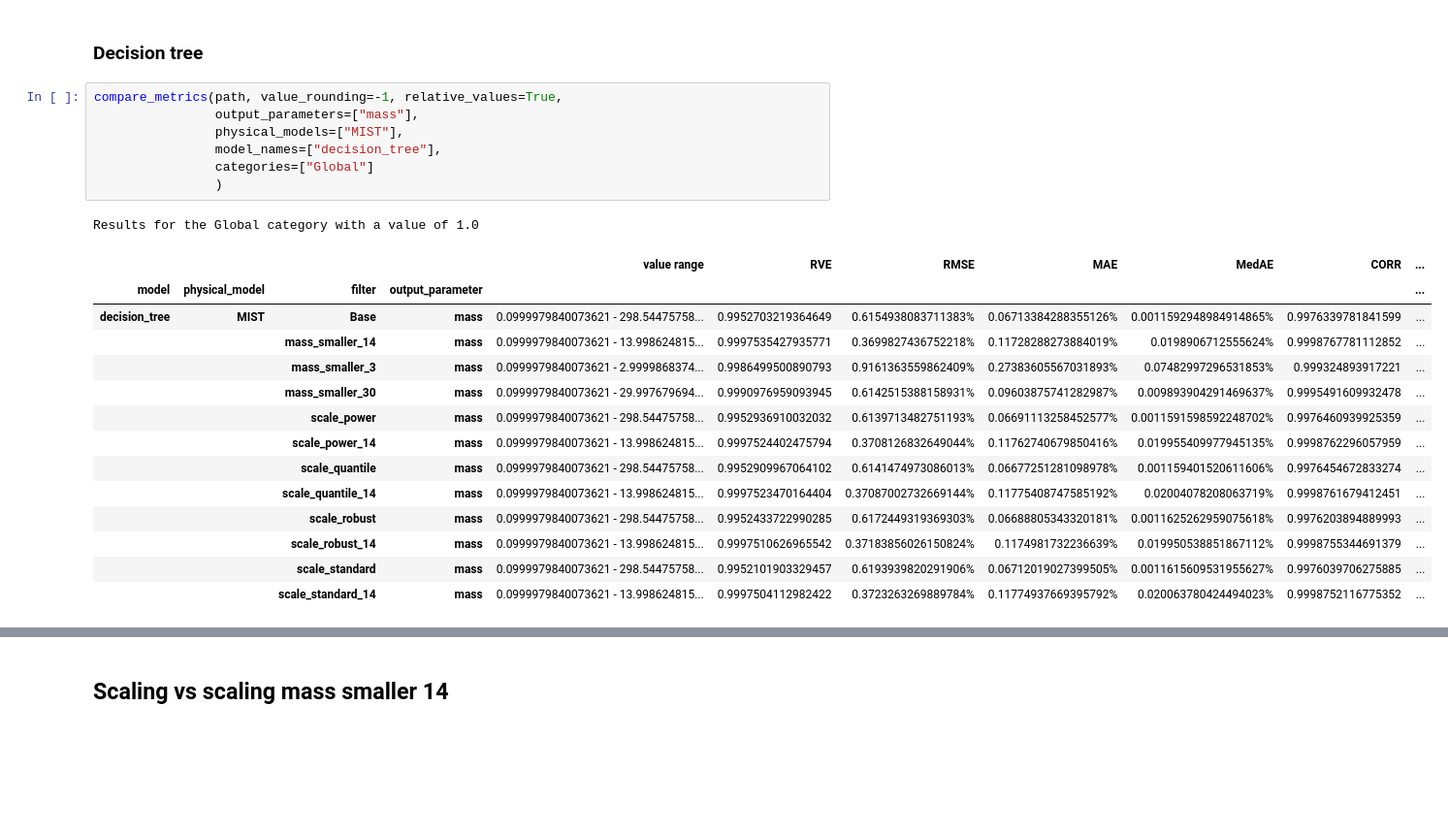
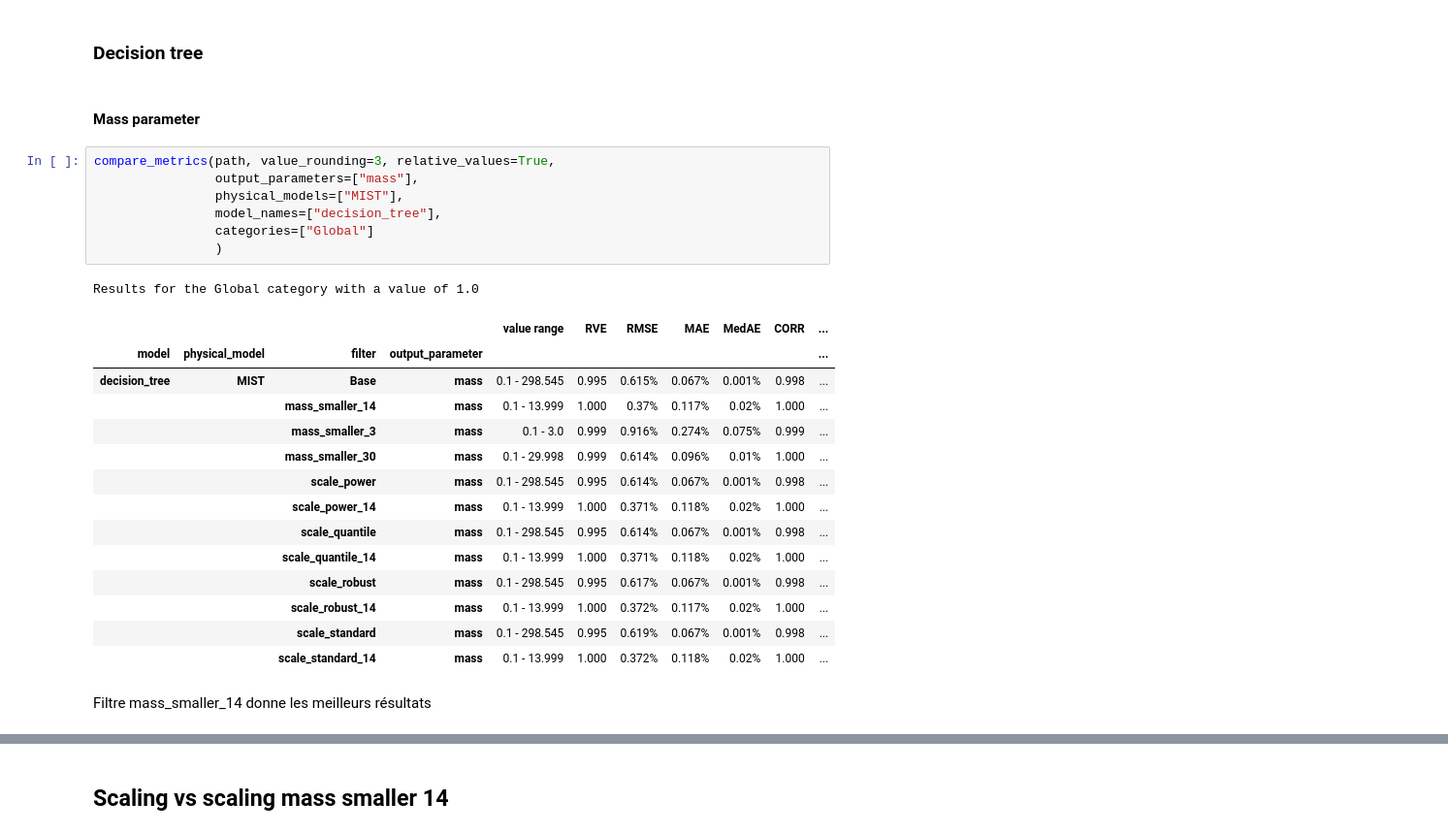
Before and after one commit to anpirott/thesis, a Jupyter notebook: notebooks/ML/method_ML/Model_A_partial/default_models/MIST/compare_model_results.ipynb, the cells around one changed output, grey strips where cells are left out. Shown at 97% size. Cells and saved outputs as stored; diff of their text form; blank space fills up the shorter version.

```diff
--- a/notebooks/ML/method_ML/Model_A_partial/default_models/MIST/compare_model_results.ipynb
+++ b/notebooks/ML/method_ML/Model_A_partial/default_models/MIST/compare_model_results.ipynb
@@ -187,25 +224,29 @@ Aucun modèle n'est vraiment très performant. mass_smaller_14 est choisi => MAX
 # %% [markdown]
 ### Decision tree
+# %% [markdown]
+#### Mass parameter
 # %%
-compare_metrics(path, value_rounding=-1, relative_values=True,
+compare_metrics(path, value_rounding=3, relative_values=True,
                 output_parameters=["mass"],
                 physical_models=["MIST"],
                 model_names=["decision_tree"],
                 categories=["Global"]
                 )
 # %% [output]
 Results for the Global category with a value of 1.0
 |  |  |  |  | value range | RVE | RMSE | MAE | MedAE | CORR | ... |
 | model | physical_model | filter | output_parameter |  |  |  |  |  |  | ... |
-| decision_tree | MIST | Base | mass | 0.0999979840073621 - 298.54475758... | 0.9952703219364649 | 0.6154938083711383% | 0.06713384288355126% | 0.0011592948984914865% | 0.9976339781841599 | ... |
-|  |  | mass_smaller_14 | mass | 0.0999979840073621 - 13.998624815... | 0.9997535427935771 | 0.3699827436752218% | 0.11728288273884019% | 0.0198906712555624% | 0.9998767781112852 | ... |
-|  |  | mass_smaller_3 | mass | 0.0999979840073621 - 2.9999868374... | 0.9986499500890793 | 0.9161363559862409% | 0.27383605567031893% | 0.07482997296531853% | 0.999324893917221 | ... |
-|  |  | mass_smaller_30 | mass | 0.0999979840073621 - 29.997679694... | 0.9990976959093945 | 0.6142515388158931% | 0.09603875741282987% | 0.009893904291469637% | 0.9995491609932478 | ... |
-|  |  | scale_power | mass | 0.0999979840073621 - 298.54475758... | 0.9952936910032032 | 0.6139713482751193% | 0.06691113258452577% | 0.0011591598592248702% | 0.9976460939925359 | ... |
-|  |  | scale_power_14 | mass | 0.0999979840073621 - 13.998624815... | 0.9997524402475794 | 0.3708126832649044% | 0.11762740679850416% | 0.019955409977945135% | 0.9998762296057959 | ... |
-|  |  | scale_quantile | mass | 0.0999979840073621 - 298.54475758... | 0.9952909967064102 | 0.6141474973086013% | 0.06677251281098978% | 0.001159401520611606% | 0.9976454672833274 | ... |
-|  |  | scale_quantile_14 | mass | 0.0999979840073621 - 13.998624815... | 0.9997523470164404 | 0.37087002732669144% | 0.11775408747585192% | 0.02004078208063719% | 0.9998761679412451 | ... |
-|  |  | scale_robust | mass | 0.0999979840073621 - 298.54475758... | 0.9952433722990285 | 0.6172449319369303% | 0.06688805343320181% | 0.0011625262959075618% | 0.9976203894889993 | ... |
-|  |  | scale_robust_14 | mass | 0.0999979840073621 - 13.998624815... | 0.9997510626965542 | 0.37183856026150824% | 0.1174981732236639% | 0.019950538851867112% | 0.9998755344691379 | ... |
-|  |  | scale_standard | mass | 0.0999979840073621 - 298.54475758... | 0.9952101903329457 | 0.6193939820291906% | 0.06712019027399505% | 0.0011615609531955627% | 0.9976039706275885 | ... |
-|  |  | scale_standard_14 | mass | 0.0999979840073621 - 13.998624815... | 0.9997504112982422 | 0.3723263269889784% | 0.11774937669395792% | 0.020063780424494023% | 0.9998752116775352 | ... |
+| decision_tree | MIST | Base | mass | 0.1 - 298.545 | 0.995 | 0.615% | 0.067% | 0.001% | 0.998 | ... |
+|  |  | mass_smaller_14 | mass | 0.1 - 13.999 | 1.000 | 0.37% | 0.117% | 0.02% | 1.000 | ... |
+|  |  | mass_smaller_3 | mass | 0.1 - 3.0 | 0.999 | 0.916% | 0.274% | 0.075% | 0.999 | ... |
+|  |  | mass_smaller_30 | mass | 0.1 - 29.998 | 0.999 | 0.614% | 0.096% | 0.01% | 1.000 | ... |
+|  |  | scale_power | mass | 0.1 - 298.545 | 0.995 | 0.614% | 0.067% | 0.001% | 0.998 | ... |
+|  |  | scale_power_14 | mass | 0.1 - 13.999 | 1.000 | 0.371% | 0.118% | 0.02% | 1.000 | ... |
+|  |  | scale_quantile | mass | 0.1 - 298.545 | 0.995 | 0.614% | 0.067% | 0.001% | 0.998 | ... |
+|  |  | scale_quantile_14 | mass | 0.1 - 13.999 | 1.000 | 0.371% | 0.118% | 0.02% | 1.000 | ... |
+|  |  | scale_robust | mass | 0.1 - 298.545 | 0.995 | 0.617% | 0.067% | 0.001% | 0.998 | ... |
+|  |  | scale_robust_14 | mass | 0.1 - 13.999 | 1.000 | 0.372% | 0.117% | 0.02% | 1.000 | ... |
+|  |  | scale_standard | mass | 0.1 - 298.545 | 0.995 | 0.619% | 0.067% | 0.001% | 0.998 | ... |
+|  |  | scale_standard_14 | mass | 0.1 - 13.999 | 1.000 | 0.372% | 0.118% | 0.02% | 1.000 | ... |
+# %% [markdown]
+Filtre mass_smaller_14 donne les meilleurs résultats
```
Also changed, not shown: parts of 71 cells of this notebook, 34 other files.
